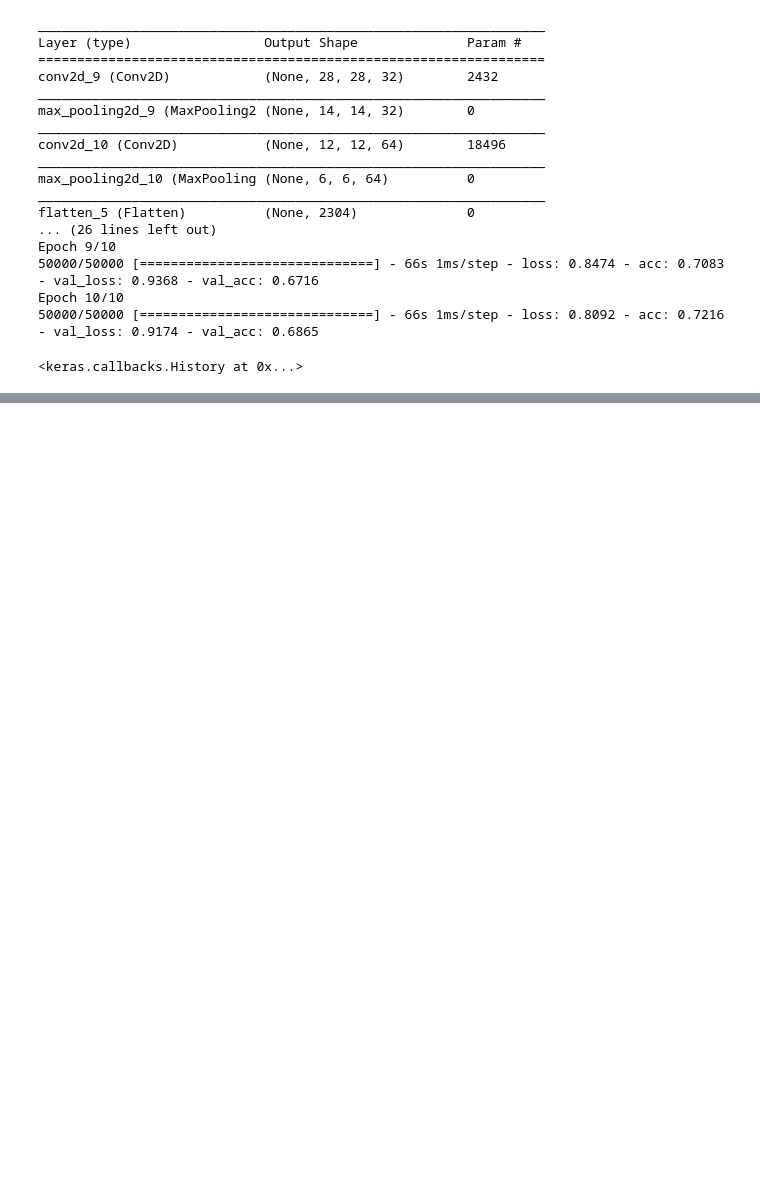
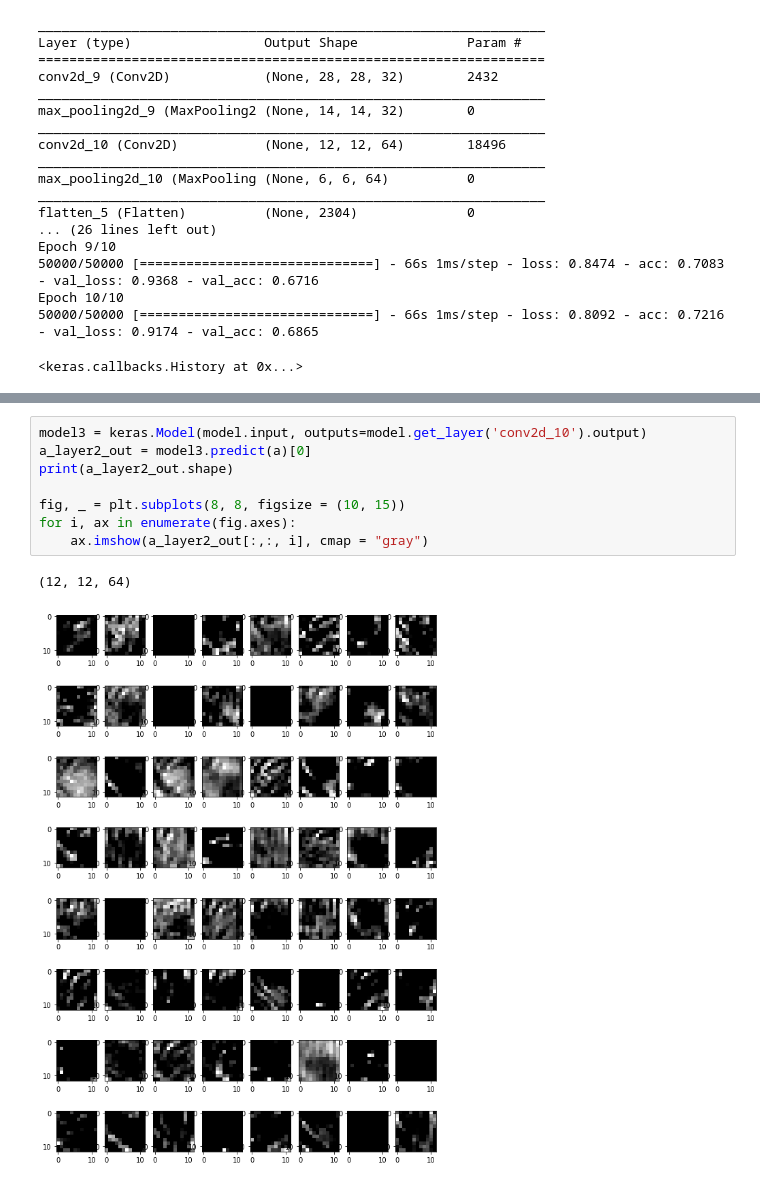
Before and after one commit to abulbasar/neural-networks, a Jupyter notebook: demos/Day 3 - cifar 10.ipynb, the cells around one changed output, grey strips where cells are left out. Cells and saved outputs as stored; diff of their text form; blank space fills up the shorter version.

```diff
--- a/demos/Day 3 - cifar 10.ipynb
+++ b/demos/Day 3 - cifar 10.ipynb
@@ -118,0 +173,11 @@ Epoch 10/10
+# %%
+model3 = keras.Model(model.input, outputs=model.get_layer('conv2d_10').output)
+a_layer2_out = model3.predict(a)[0]
+print(a_layer2_out.shape)
+
+fig, _ = plt.subplots(8, 8, figsize = (10, 15))
+for i, ax in enumerate(fig.axes):
+    ax.imshow(a_layer2_out[:,:, i], cmap = "gray")
+# %% [output]
+(12, 12, 64)
+[figure, added]
```
Also changed, not shown: parts of 11 cells of this notebook, 4 other files.
